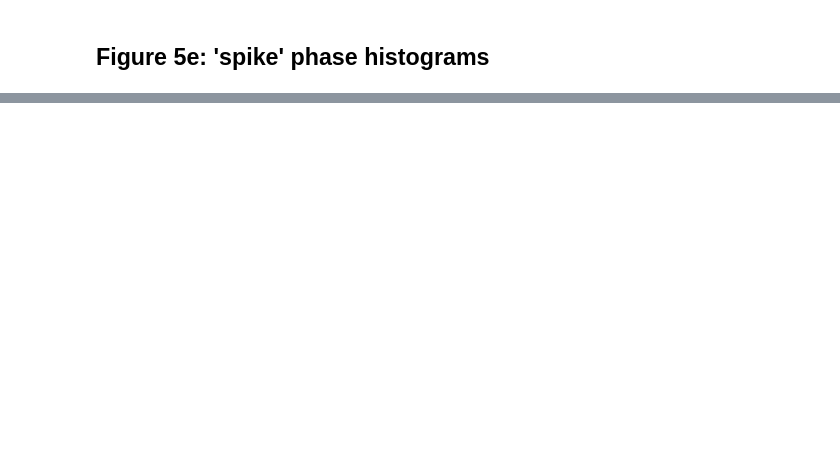
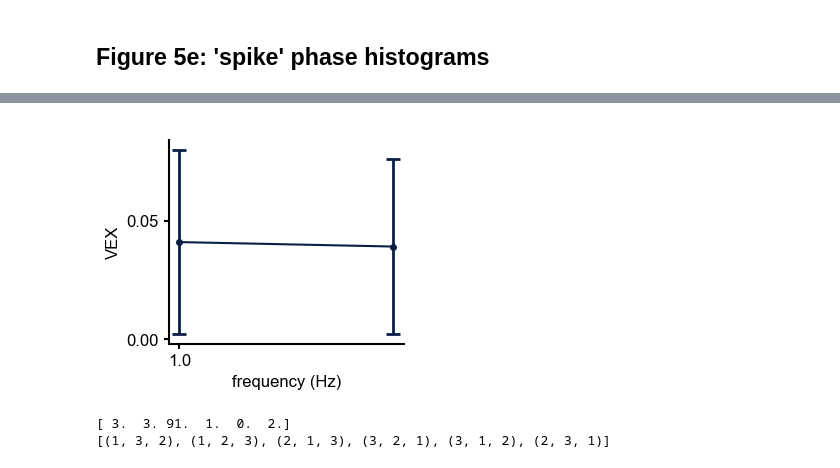
Before and after one commit to mackelab/sequence-memory, a Jupyter notebook: rnn_model/generate_figures/fig_5_b_to_e.ipynb, the cells around one changed output, grey strips where cells are left out. Saved outputs shown, nothing was run; the diff lists cells and outputs as text; code cells hidden in the pictures; blank space fills up the shorter version.

```diff
--- a/rnn_model/generate_figures/fig_5_b_to_e.ipynb
+++ b/rnn_model/generate_figures/fig_5_b_to_e.ipynb
@@ -737,0 +800,44 @@ with mpl.rc_context(fname="matplotlibrc"):
+# %%
+# Plot Kappa per frequency, upper versus lower percentile d'
+
+shcolors = [[0.8,0.8,0.8],[0.7,0.7,0.7],[0.6,0.6,0.6],[0.5,0.5,0.5]]
+
+
+
+with mpl.rc_context(fname="matplotlibrc"):
+
+    fig, axs = plt.subplots(1, figsize=(3.2, 2.7))
+    fig.tight_layout()
+    axs.errorbar(
+        np.arange(len(freqs)),
+        np.mean(vex[-np.sum(d_primes > cutoff_d) :], axis=1),
+        np.std(vex[-np.sum(d_primes > cutoff_d) :], axis=1)/np.sqrt(len(vex[-np.sum(d_primes > cutoff_d) :])),
+        marker="o",
+        color=pltcolors_alt[3],
+        zorder=i+5,
+        capsize=5,
+        elinewidth=2,
+        markeredgewidth=2,
+    )
+
+    axs.set_yticks(np.arange(0, 0.1, 0.05))
+
+    axs.set_xticks(np.arange(len(freqs))[::2])
+    axs.set_xticklabels(["{:.1f}".format(fr) for fr in freqs[::2]])
+    axs.spines["right"].set_visible(False)
+    axs.spines["top"].set_visible(False)
+    axs.set_ylabel("VEX")
+    axs.set_xlabel("frequency (Hz)")
+
+    handles, labels = axs.get_legend_handles_labels()
+    # remove the errorbars
+    handles = [h[0] for h in handles]
+    # use them in the legend
+    plt.legend(
+        handles, labels, numpoints=1, loc="upper right", bbox_to_anchor=(1.4, 1.1)
+    )
+    #plt.savefig("../figures/SummF", facecolor="None", transparent=True)
+    #plt.savefig("../figures/Kappa_per_F_and_Perc.eps")
+    plt.savefig("../figures/vex.svg")
+# %% [output]
+[figure, added]
@@ -737,0 +923,6 @@ with mpl.rc_context(fname="matplotlibrc"):
+# %%
+print(n_match)
+print(perms)
+# %% [output]
+[ 3.  3. 91.  1.  0.  2.]
+[(1, 3, 2), (1, 2, 3), (2, 1, 3), (3, 2, 1), (3, 1, 2), (2, 3, 1)]
```
Also changed, not shown: parts of 27 cells of this notebook, 5 other files.
